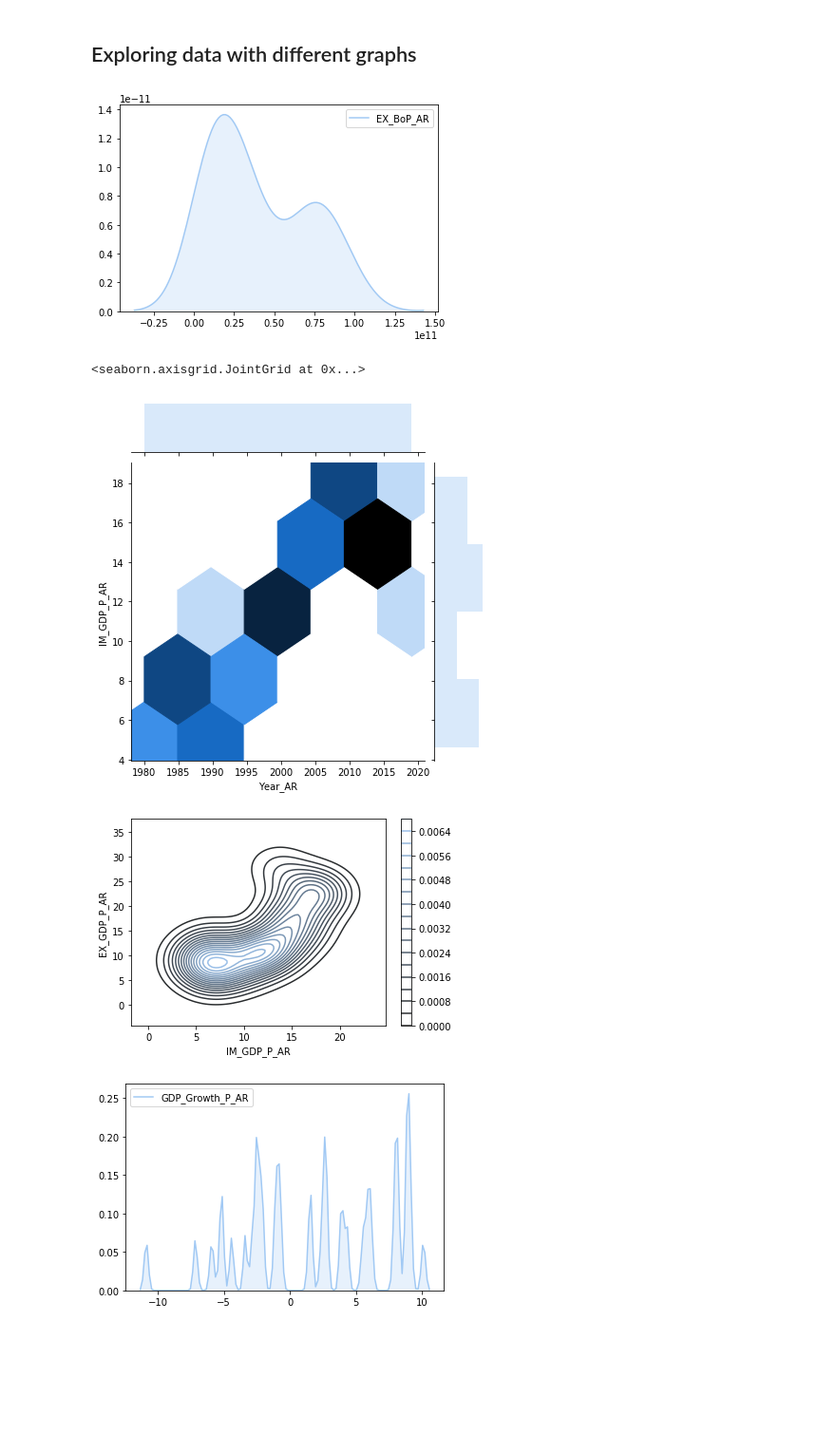
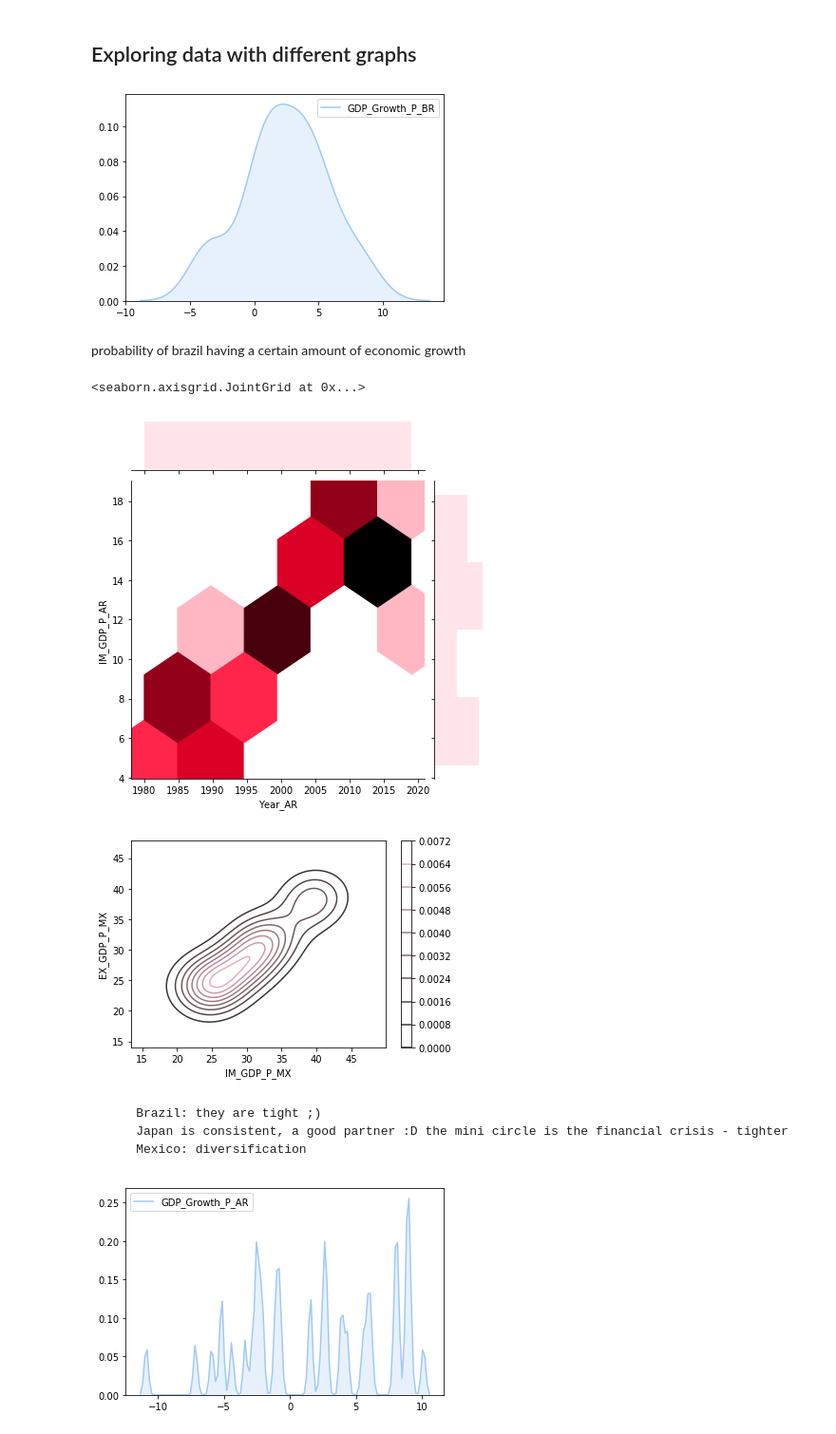
Before and after one commit to AndyRadCat/Country_Trade_EcoGrowth, a Jupyter notebook: New_WB_Data/Countries_WBdata_Trade.ipynb, the cells around one changed output. Shown at 95% size. Saved outputs shown, nothing was run; the diff lists cells and outputs as text; code cells hidden in the pictures; blank space fills up the shorter version.

Commit message:
correction of graphs

```diff
--- a/New_WB_Data/Countries_WBdata_Trade.ipynb
+++ b/New_WB_Data/Countries_WBdata_Trade.ipynb
@@ -974,18 +1038,24 @@ axes[1,1].set_title('Chile');
 # %% [markdown]
 ## Exploring data with different graphs
 # %%
-ax = sns.kdeplot(Argentina_80s['EX_BoP_AR'], shade=True)
+ax = sns.kdeplot(Brazil_80s['GDP_Growth_P_BR'], shade=True)
 # %% [output]
-[figure, old version]
+[figure, new version]
+# %% [markdown]
+probability of brazil having a certain amount of economic growth
 # %%
-sns.jointplot('Year_AR', 'IM_GDP_P_AR', Argentina_80s, kind='hex')
+sns.jointplot('Year_AR', 'IM_GDP_P_AR', Argentina_80s, kind='hex', color='pink')
 # %% [output]
 <seaborn.axisgrid.JointGrid at 0x...>
-[figure, old version]
+[figure, new version]
 # %%
-sns.kdeplot(Argentina_80s['IM_GDP_P_AR'], Argentina_80s['EX_GDP_P_AR'], n_levels=20, cbar=True);
+sns.kdeplot(Mexico_90s['IM_GDP_P_MX'], Mexico_90s['EX_GDP_P_MX'], n_levels=10, cbar=True, color='pink');
 # %% [output]
-[figure, old version]
+[figure, new version]
+# %% [markdown]
+        Brazil: they are tight ;)
+        Japan is consistent, a good partner :D the mini circle is the financial crisis - tighter
+        Mexico: diversification
 # %%
 sns.kdeplot(Argentina_80s['GDP_Growth_P_AR'], bw=.15, shade=True);
 # %% [output]
```
Also changed, not shown: parts of 4 cells of this notebook, 3 other files.
